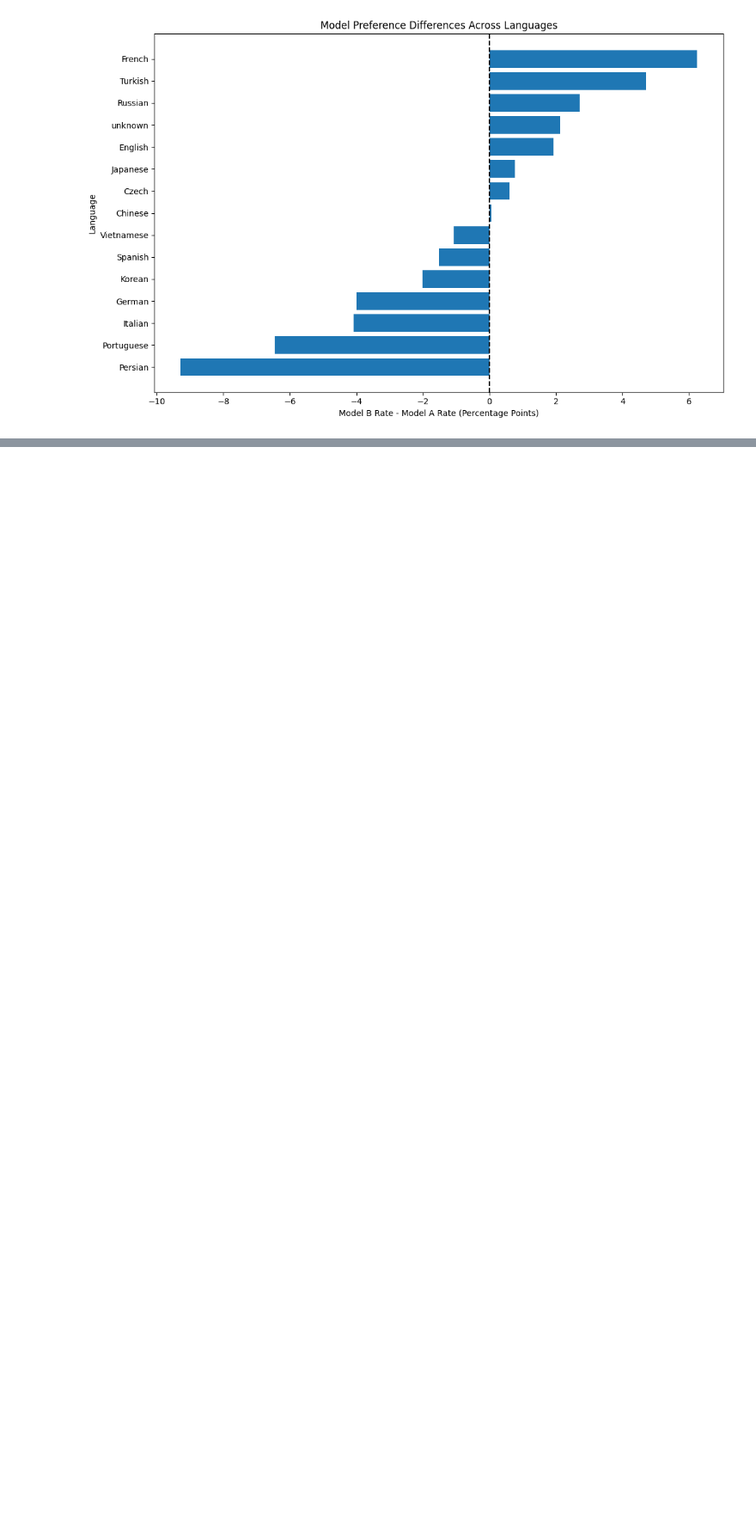
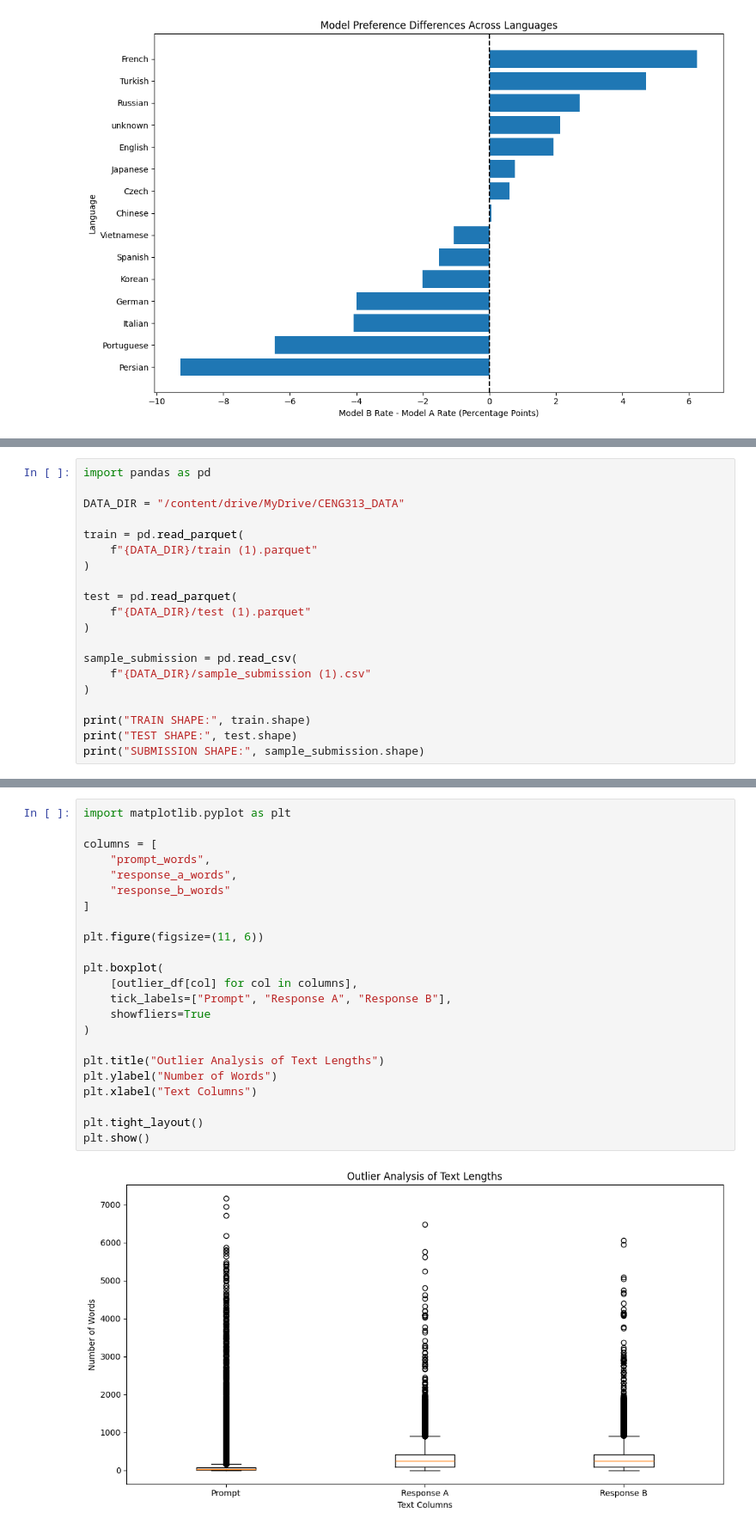
Before and after one commit to ceng313-2026/GROUP26_CENG313, a Jupyter notebook: assignment1_eda_baseline.ipynb, the cells around one changed output, grey strips where cells are left out. Shown at 86% size. Drawn from its saved outputs; the diff is of its cells as text; blank space fills up the shorter version.

```diff
--- a/assignment1_eda_baseline.ipynb
+++ b/assignment1_eda_baseline.ipynb
@@ -823,0 +887,20 @@ print(os.listdir("/content"))
+# %%
+import pandas as pd
+
+DATA_DIR = "/content/drive/MyDrive/CENG313_DATA"
+
+train = pd.read_parquet(
+    f"{DATA_DIR}/train (1).parquet"
+)
+
+test = pd.read_parquet(
+    f"{DATA_DIR}/test (1).parquet"
+)
+
+sample_submission = pd.read_csv(
+    f"{DATA_DIR}/sample_submission (1).csv"
+)
+
+print("TRAIN SHAPE:", train.shape)
+print("TEST SHAPE:", test.shape)
+print("SUBMISSION SHAPE:", sample_submission.shape)
@@ -823,0 +1031,25 @@ print(os.listdir("/content"))
+# %%
+import matplotlib.pyplot as plt
+
+columns = [
+    "prompt_words",
+    "response_a_words",
+    "response_b_words"
+]
+
+plt.figure(figsize=(11, 6))
+
+plt.boxplot(
+    [outlier_df[col] for col in columns],
+    tick_labels=["Prompt", "Response A", "Response B"],
+    showfliers=True
+)
+
+plt.title("Outlier Analysis of Text Lengths")
+plt.ylabel("Number of Words")
+plt.xlabel("Text Columns")
+
+plt.tight_layout()
+plt.show()
+# %% [output]
+[figure, added]
```
Also changed, not shown: parts of 37 cells of this notebook.
